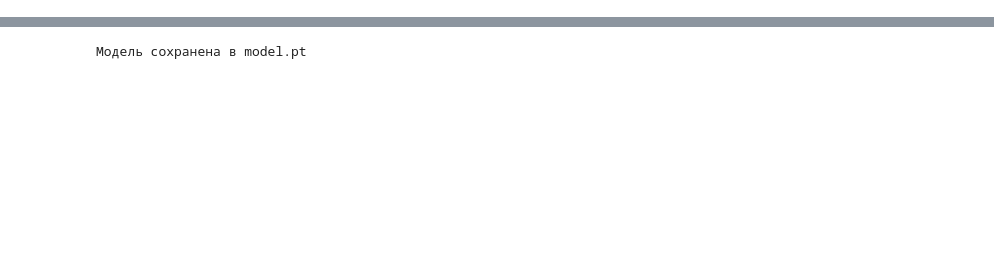
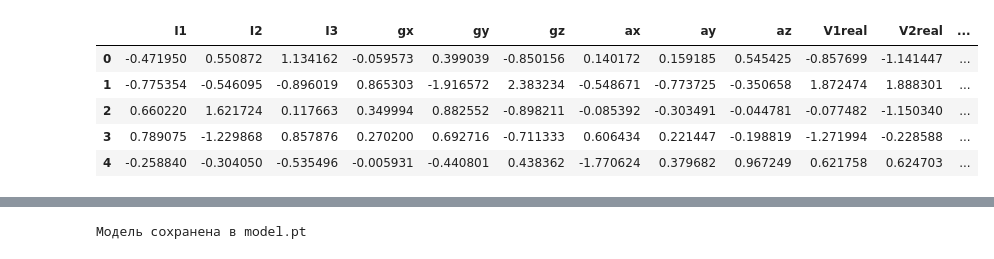
Before and after one commit to vvmanz/lb2_kurenko, a Jupyter notebook: train.ipynb, the cells around one changed output, grey strips where cells are left out. Saved outputs shown, nothing was run; the diff lists cells and outputs as text; code cells hidden in the pictures; blank space fills up the shorter version.

```diff
--- a/train.ipynb
+++ b/train.ipynb
@@ -15,12 +15,20 @@ from collections import Counter
 # %%
 epochs = 200
 df = pd.read_excel("train_augmented.xlsx", decimal=',')
 
-features = ['V1real', 'V2real']
+features = ['I1', 'I2','I3','gx','gy','gz','ax','ay','az', 'V1real', 'V2real','V3real','N1', 'N2', 'N3']
 X = df[features].values.astype(np.float32)
 y = df['is_type_2'].values.astype(np.int64)
 
 train_X, test_X, train_y, test_y = train_test_split(X, y, test_size=0.2, random_state=42, stratify=y)
+df.head()
+# %% [output]
+|  | I1 | I2 | I3 | gx | gy | gz | ax | ay | az | V1real | V2real | ... |
+| 0 | -0.471950 | 0.550872 | 1.134162 | -0.059573 | 0.399039 | -0.850156 | 0.140172 | 0.159185 | 0.545425 | -0.857699 | -1.141447 | ... |
+| 1 | -0.775354 | -0.546095 | -0.896019 | 0.865303 | -1.916572 | 2.383234 | -0.548671 | -0.773725 | -0.350658 | 1.872474 | 1.888301 | ... |
+| 2 | 0.660220 | 1.621724 | 0.117663 | 0.349994 | 0.882552 | -0.898211 | -0.085392 | -0.303491 | -0.044781 | -0.077482 | -1.150340 | ... |
+| 3 | 0.789075 | -1.229868 | 0.857876 | 0.270200 | 0.692716 | -0.711333 | 0.606434 | 0.221447 | -0.198819 | -1.271994 | -0.228588 | ... |
+| 4 | -0.258840 | -0.304050 | -0.535496 | -0.005931 | -0.440801 | 0.438362 | -1.770624 | 0.379682 | 0.967249 | 0.621758 | 0.624703 | ... |
 # %%
 class SurfaceDataset(Dataset):
     def __init__(self, X, y):
```
Also changed, not shown: parts of 5 cells of this notebook.
